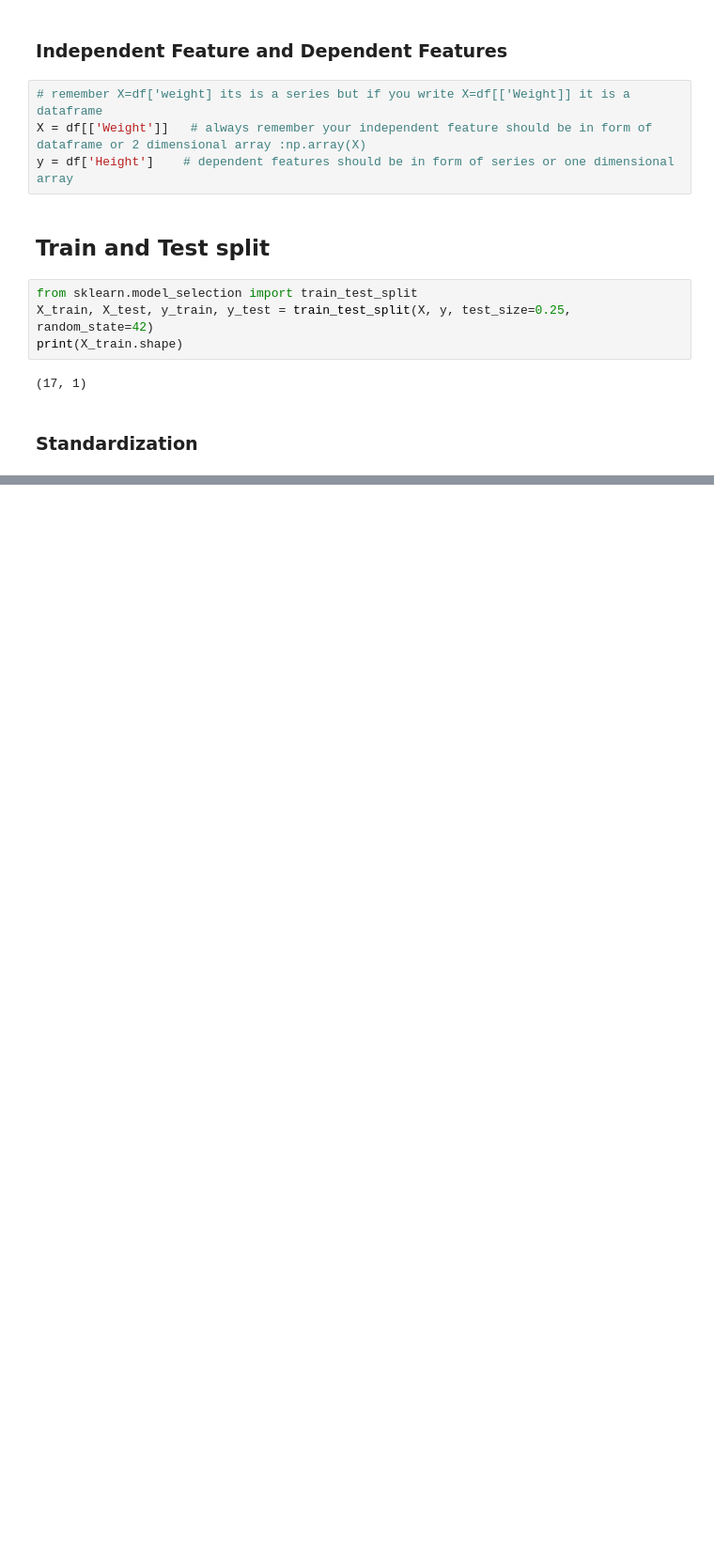
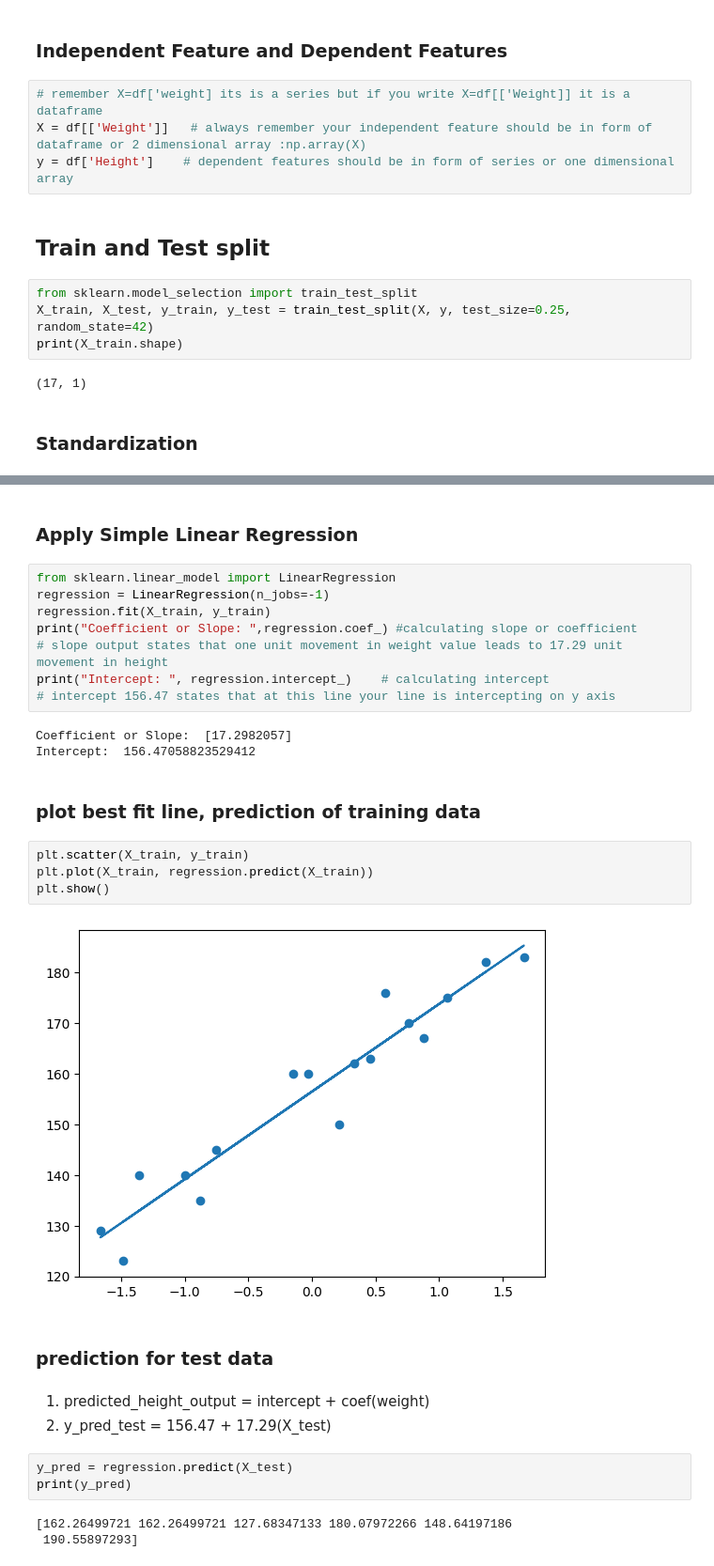
Before and after one commit to Vaibhav2024/ML_Model_Implementation, a Jupyter notebook: 1.Linear_Regression/simple_linear_regression.ipynb, the cells around one changed output, grey strips where cells are left out. Shown at 94% size. Saved outputs shown, nothing was run; the diff lists cells and outputs as text; blank space fills up the shorter version.

Commit message:
simple linear regresssion

```diff
--- a/1.Linear_Regression/simple_linear_regression.ipynb
+++ b/1.Linear_Regression/simple_linear_regression.ipynb
@@ -77,0 +78,32 @@ print(X_test)
+# %% [markdown]
+### Apply Simple Linear Regression
+# %%
+from sklearn.linear_model import LinearRegression
+regression = LinearRegression(n_jobs=-1)
+regression.fit(X_train, y_train)
+print("Coefficient or Slope: ",regression.coef_) #calculating slope or coefficient
+# slope output states that one unit movement in weight value leads to 17.29 unit movement in height
+print("Intercept: ", regression.intercept_)    # calculating intercept
+# intercept 156.47 states that at this line your line is intercepting on y axis
+# %% [output]
+Coefficient or Slope:  [17.2982057]
+Intercept:  156.47058823529412
+# %% [markdown]
+### plot best fit line, prediction of training data
+# %%
+plt.scatter(X_train, y_train)
+plt.plot(X_train, regression.predict(X_train))
+plt.show()
+# %% [output]
+[figure, added]
+# %% [markdown]
+### prediction for test data
+# %% [markdown]
+1. predicted_height_output = intercept + coef(weight)
+2. y_pred_test = 156.47 + 17.29(X_test)
+# %%
+y_pred = regression.predict(X_test)
+print(y_pred)
+# %% [output]
+[162.26499721 162.26499721 127.68347133 180.07972266 148.64197186
+ 190.55897293]
```
Also changed, not shown: parts of 12 cells of this notebook, 1 other file.
